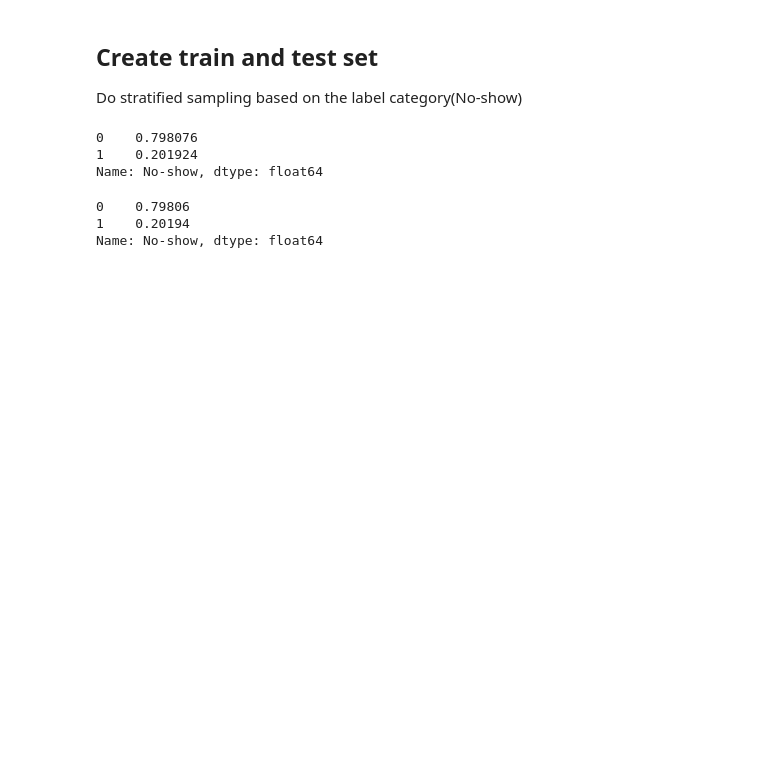
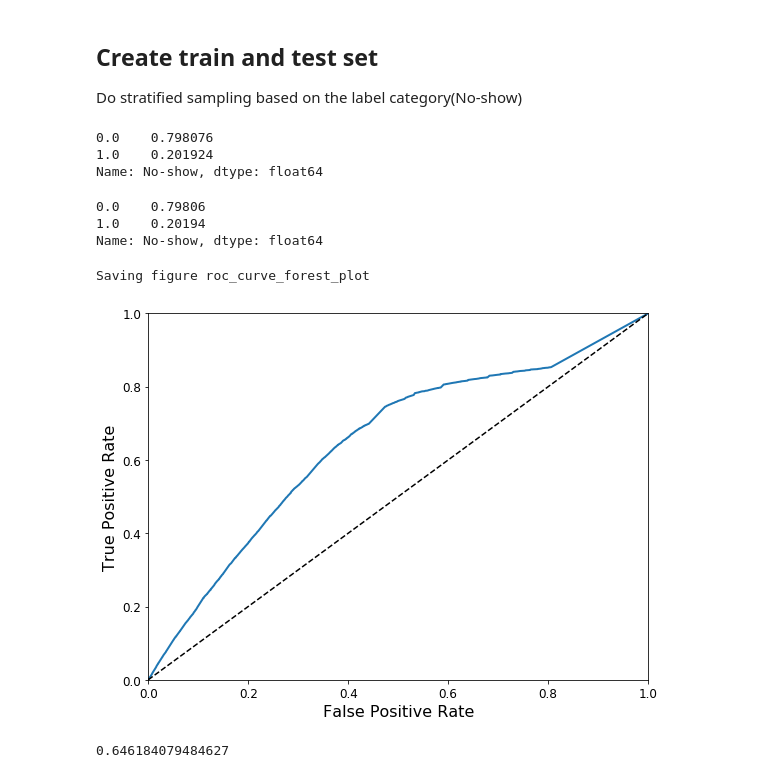
Before and after one commit to CescWang1991/Python-Machine-Learning, a Jupyter notebook: classification/case/medical_appointment.ipynb, the cells around one changed output. Cells and saved outputs as stored; diff of their text form; code cells hidden in the pictures; blank space fills up the shorter version.

```diff
--- a/classification/case/medical_appointment.ipynb
+++ b/classification/case/medical_appointment.ipynb
@@ -275,18 +289,55 @@ Do stratified sampling based on the label category(No-show)
 from sklearn.model_selection import StratifiedShuffleSplit
 
 split = StratifiedShuffleSplit(n_splits=1, test_size=0.2, random_state=42)
-for train_index, test_index in split.split(medical_clean, medical_clean['No-show']):
-    train_set = medical_clean.iloc[train_index]
-    test_set = medical_clean.iloc[test_index]
+for train_index, test_index in split.split(medical_prepared,
+                                           medical_prepared['No-show']):
+    train_set = medical_prepared.iloc[train_index]
+    test_set = medical_prepared.iloc[test_index]
 # %%
 train_set["No-show"].value_counts()/len(train_set)
 # %% [output]
-0    0.798076
-1    0.201924
+0.0    0.798076
+1.0    0.201924
 Name: No-show, dtype: float64
 # %%
 test_set["No-show"].value_counts()/len(test_set)
 # %% [output]
-0    0.79806
-1    0.20194
+0.0    0.79806
+1.0    0.20194
 Name: No-show, dtype: float64
+# %%
+train_feats = train_set.drop("No-show", axis=1)  # drop labels for training set
+train_label = train_set["No-show"].copy()
+test_feats = test_set.drop("No-show", axis=1)  # drop labels for test set
+test_label = test_set["No-show"].copy
+# %%
+from sklearn.ensemble import RandomForestClassifier
+from sklearn.model_selection import cross_val_predict
+
+forest_clf = RandomForestClassifier(random_state=42)
+y_forest = cross_val_predict(forest_clf, train_feats.values, train_label.values,
+                                    cv=5, method="predict_proba")
+# %%
+from sklearn.metrics import roc_curve
+
+y_scores_forest = y_forest[:, 1]  # score = probability of positive class
+fpr_forest, tpr_forest, thresholds_forest = roc_curve(train_label.values,
+                                                      y_scores_forest)
+# %%
+plt.figure(figsize=(8, 6))
+plt.plot(fpr_forest, tpr_forest, linewidth=2, label="Random Forest")
+plt.plot([0, 1], [0, 1], 'k--')
+plt.axis([0, 1, 0, 1])
+plt.xlabel('False Positive Rate', fontsize=16)
+plt.ylabel('True Positive Rate', fontsize=16)
+save_fig("roc_curve_forest_plot")
+plt.show()
+# %% [output]
+Saving figure roc_curve_forest_plot
+[figure, added]
+# %%
+from sklearn.metrics import roc_auc_score
+
+roc_auc_score(train_label.values, y_scores_forest)
+# %% [output]
+0.646184079484627
```
Also changed, not shown: parts of 5 cells of this notebook, 2 other files.
